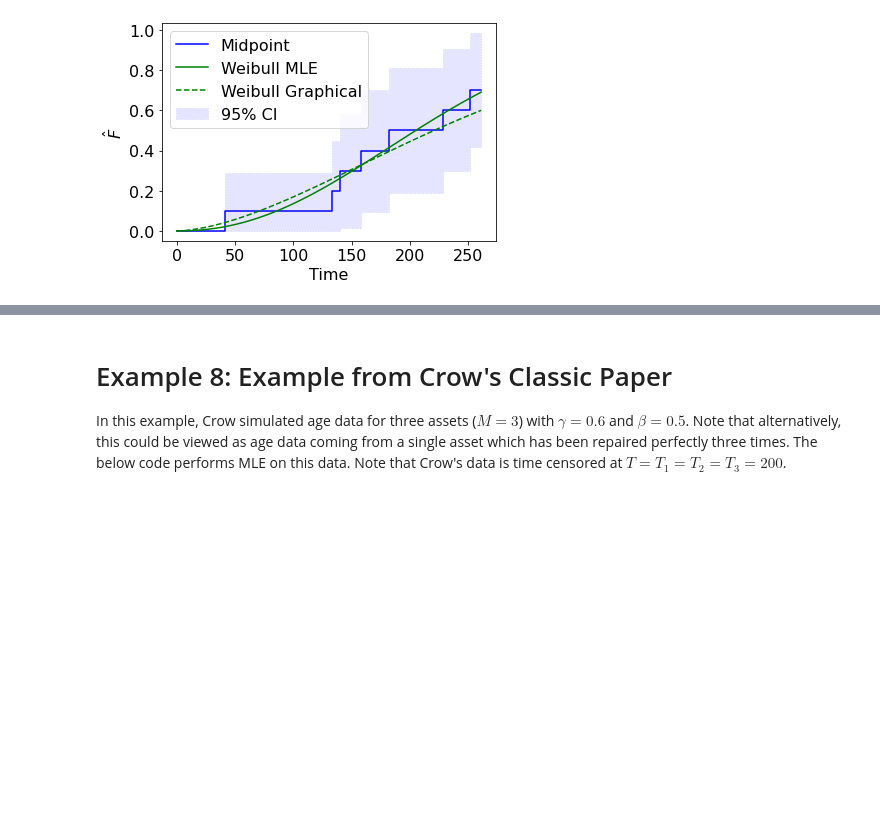
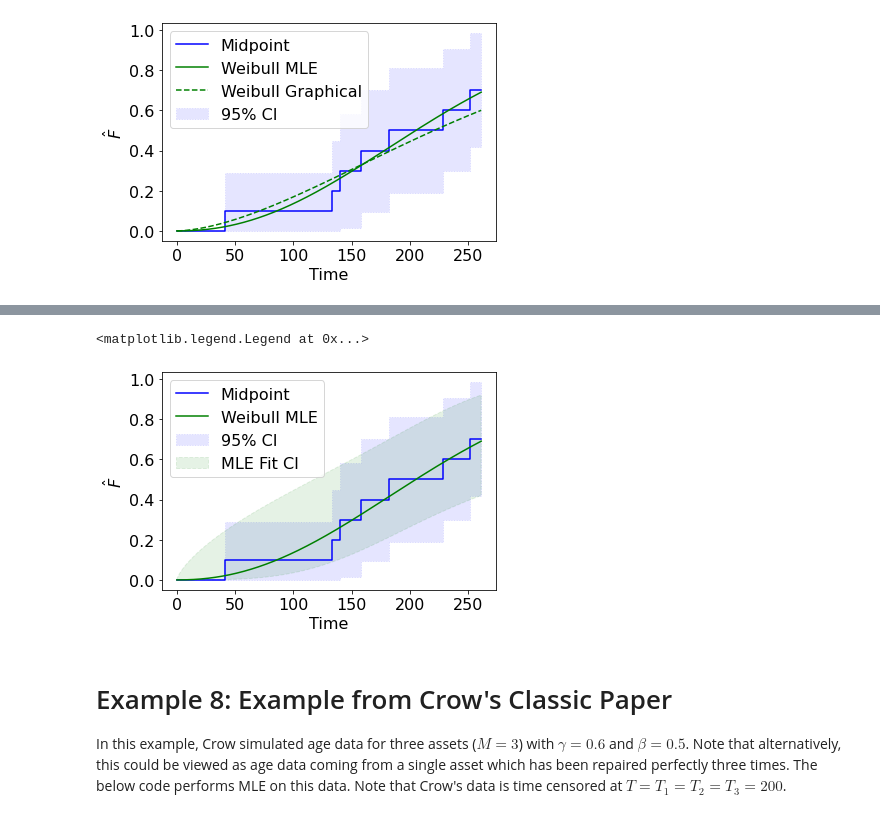
Before and after one commit to cholette/reliability, a Jupyter notebook: Python/reliabilty_and_mle_examples.ipynb, the cells around one changed output, grey strips where cells are left out. Saved outputs shown, nothing was run; the diff lists cells and outputs as text; code cells hidden in the pictures; blank space fills up the shorter version.

```diff
--- a/Python/reliabilty_and_mle_examples.ipynb
+++ b/Python/reliabilty_and_mle_examples.ipynb
@@ -214,3 +214,19 @@ ra.weibull_probability_plot(pdhat,data=data,ax=ax2,confidence_bounds="Reliabilit
+# %%
+figKM2, axKM2 = plt.subplots()
+axKM2.step(tkm,Fhat,linestyle='-',color="blue",where="post",label="Midpoint")
+axKM2.fill_between(tkm,LCI,y2=UCI,linestyle=':',color="blue",step="post",label="95% CI",alpha=0.1)
+axKM2.plot(t,pdhat.cdf(t),linestyle='-',color='green',label="Weibull MLE")
+axKM2.set_xlabel("Time")
+axKM2.set_ylabel("$\hat{F}$")
+
+# compute and plot fit confidence intervals
+RL,RU = ra.weibull_reliability_confidence_interval(pdhat,t[1::],p_cov,kind='Reliability',c=1.96)
+axKM2.fill_between(t[1::],1-RU,1-RL,linestyle='--',color='green',label="MLE Fit CI",alpha=0.1)
+
+axKM2.legend(loc='upper left')
+# %% [output]
+<matplotlib.legend.Legend at 0x...>
+[figure, added]
 # %% [markdown]
 # Example 8: Example from Crow's Classic Paper
 In this example, Crow simulated age data for three assets ($M=3$) with $\gamma=0.6$ and $\beta=0.5$. Note that alternatively, this could be viewed as age data coming from a single asset which has been repaired perfectly three times. The below code performs MLE on this data. Note that Crow's data is time censored at $T=T_1=T_2=T_3=200$.
```
Also changed, not shown: parts of 7 cells of this notebook, 1 other file.
